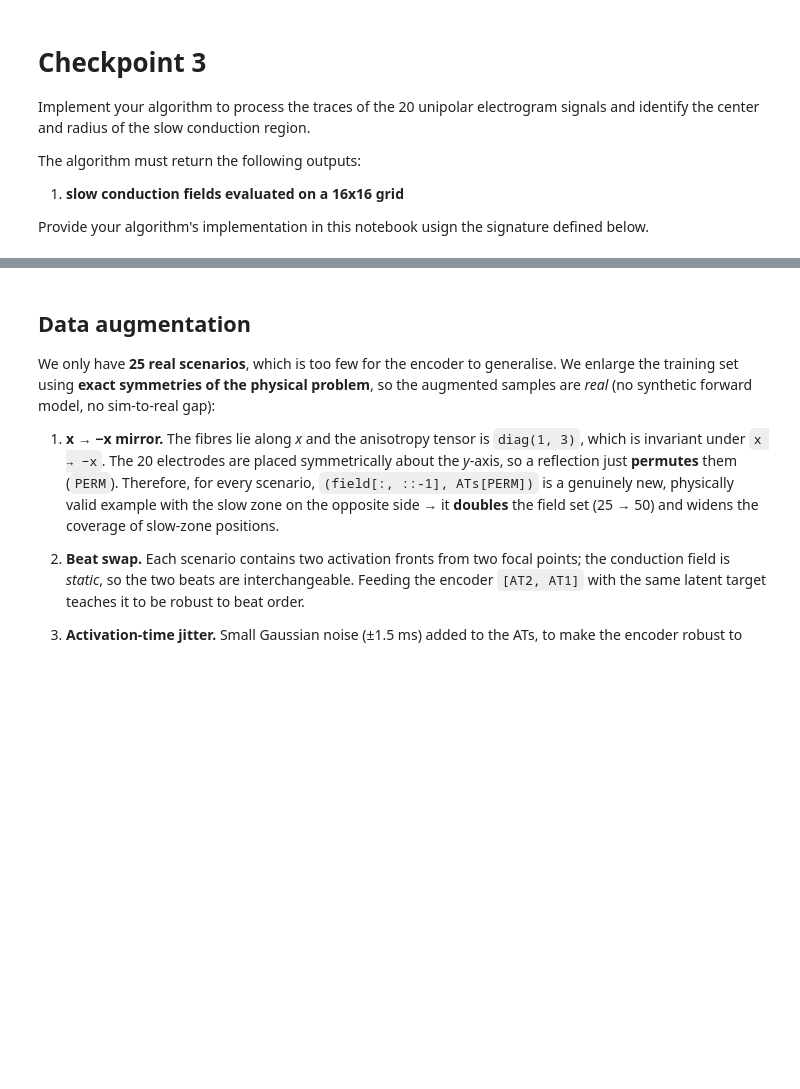
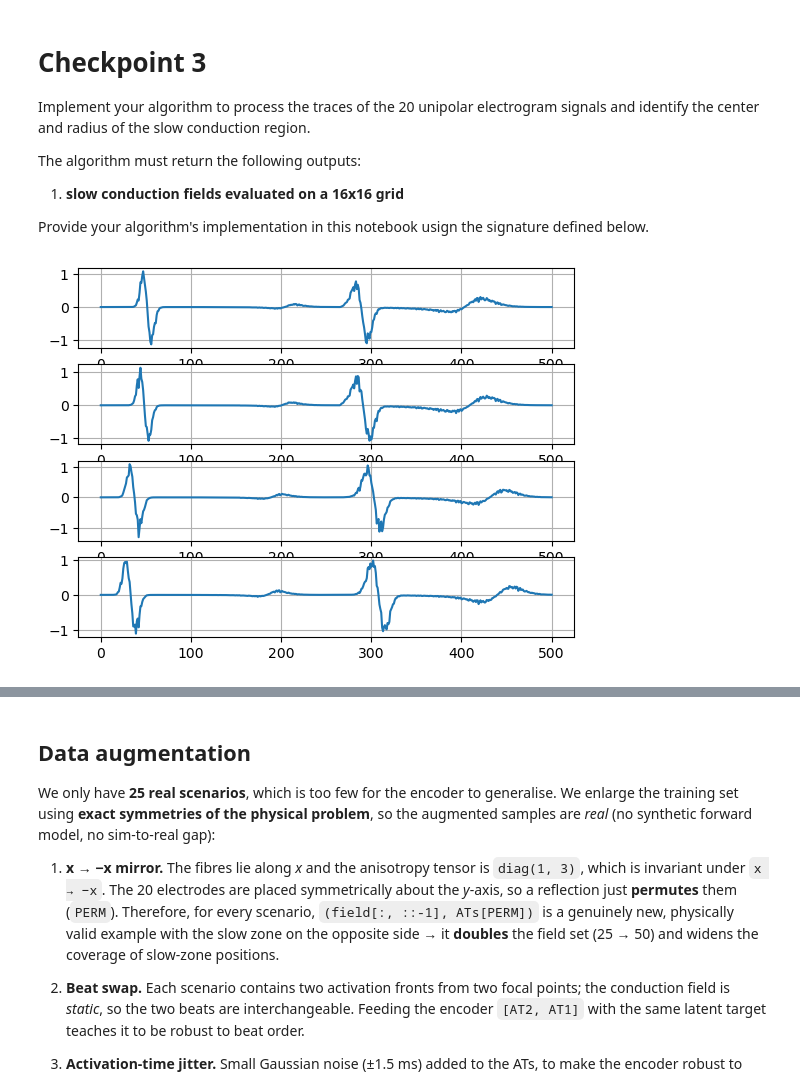
Before and after one commit to Stefano-Chiari/SubstrateFinder, a Jupyter notebook: checkpoint3_FourthVersion.ipynb, the cells around one changed output, grey strips where cells are left out. Drawn from its saved outputs; the diff is of its cells as text; code cells hidden in the pictures; blank space fills up the shorter version.

```diff
--- a/checkpoint3_FourthVersion.ipynb
+++ b/checkpoint3_FourthVersion.ipynb
@@ -308,26 +320,28 @@ The algorithm must return the following outputs:
 Provide your algorithm's implementation in this notebook usign the signature defined below.
 # %%
 # load data
-# signals = np.load('checkpoint3dataset.npy')
+signals = np.load('checkpoint3dataset.npy')
 
 # select event to be display
-# ind_event = 4
+ind_event = 4
 
-# signals_event = signals[ind_event,:,:]
+signals_event = signals[ind_event,:,:]
 # %%
 # select a spline (options: 0,1,2,3,4)
-# ind_spline = 0
+ind_spline = 0
 # plot signals
 
-# plt.figure(1+ind_spline)
-# countEL = 1
-# for indS in np.arange(ind_spline*4,(ind_spline+1)*4,1):
-#     plt.subplot(4,1,countEL)
+plt.figure(1+ind_spline)
+countEL = 1
+for indS in np.arange(ind_spline*4,(ind_spline+1)*4,1):
+    plt.subplot(4,1,countEL)
 
-#     plt.plot(signals[ind_event,indS,:])
-#     plt.grid(True)
+    plt.plot(signals[ind_event,indS,:])
+    plt.grid(True)
 
-#     countEL = countEL + 1
+    countEL = countEL + 1
 
-# plt.show()
+plt.show()
+# %% [output]
+[figure, added]
 # %%
```
Also changed, not shown: parts of 14 cells of this notebook, 1 other file.
